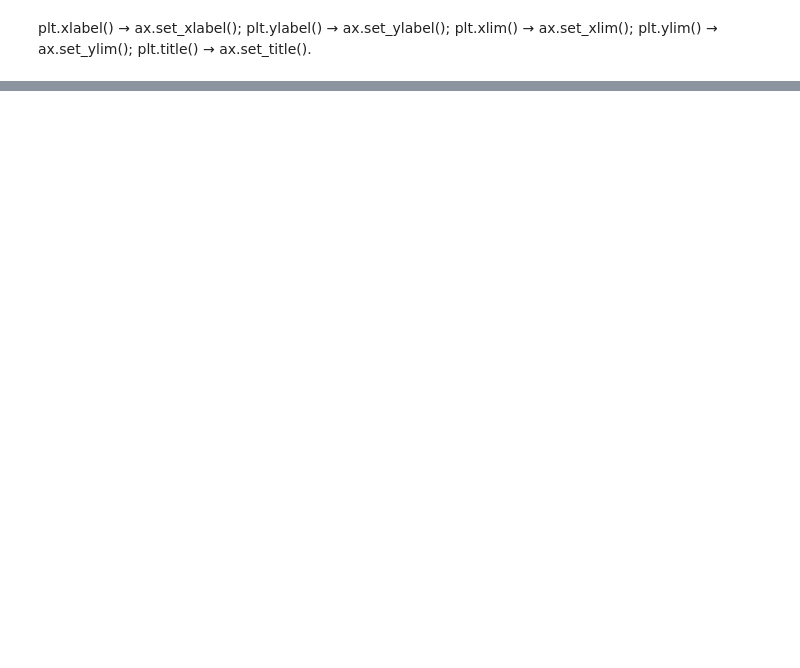
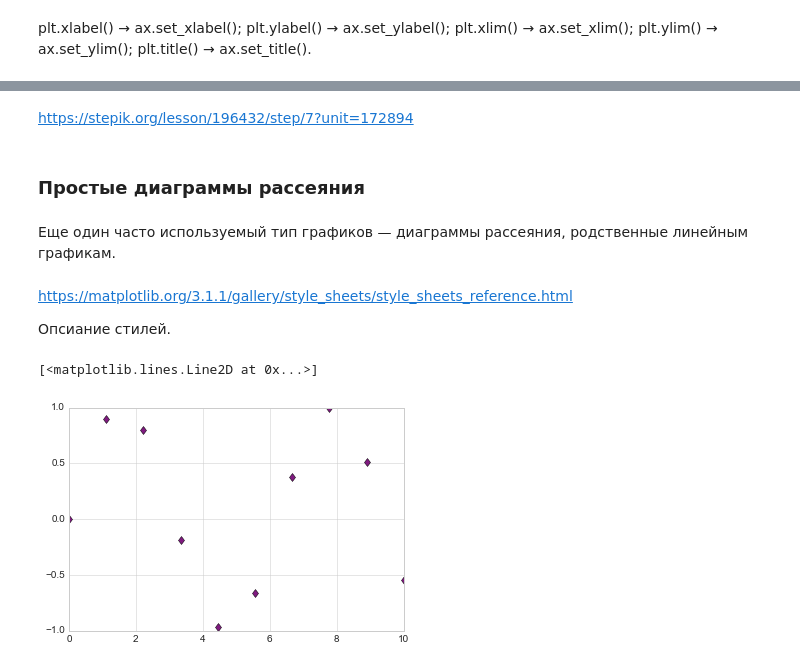
Before and after one commit to VenediktovMaxim/python_tutorial, a Jupyter notebook: WEB_3_matplotlib.ipynb, the cells around one changed output, grey strips where cells are left out. Cells and saved outputs as stored; diff of their text form; code cells hidden in the pictures; blank space fills up the shorter version.

```diff
--- a/WEB_3_matplotlib.ipynb
+++ b/WEB_3_matplotlib.ipynb
@@ -263,0 +272,20 @@ https://pyprog.pro/mpl/mpl_main_components.html
+# %% [markdown]
+https://stepik.org/lesson/196432/step/7?unit=172894
+# %% [markdown]
+### Простые диаграммы рассеяния
+# %% [markdown]
+Еще один часто используемый тип графиков — диаграммы рассеяния, родственные
+линейным графикам.
+# %% [markdown]
+https://matplotlib.org/3.1.1/gallery/style_sheets/style_sheets_reference.html
+
+Опсиание стилей.
+# %%
+plt.style.use('seaborn-whitegrid')
+# %%
+x = np.linspace(0, 10, 10)
+y = np.sin(x)
+plt.plot(x, y, 'd', color = (0.5,0.1,0.5))
+# %% [output]
+[<matplotlib.lines.Line2D at 0x...>]
+[figure, added]
```
Also changed, not shown: parts of 62 cells of this notebook, 1 other file.
